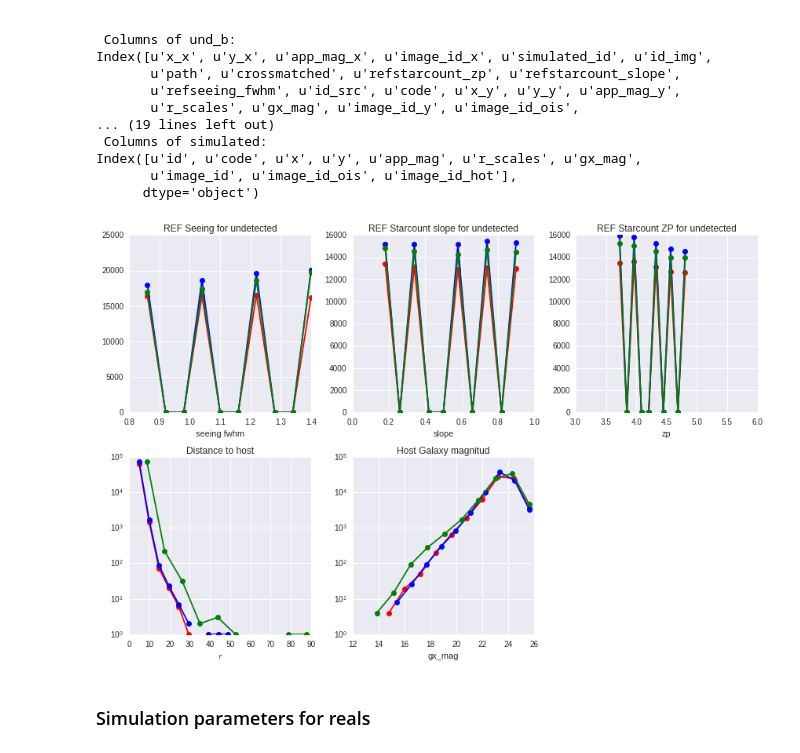
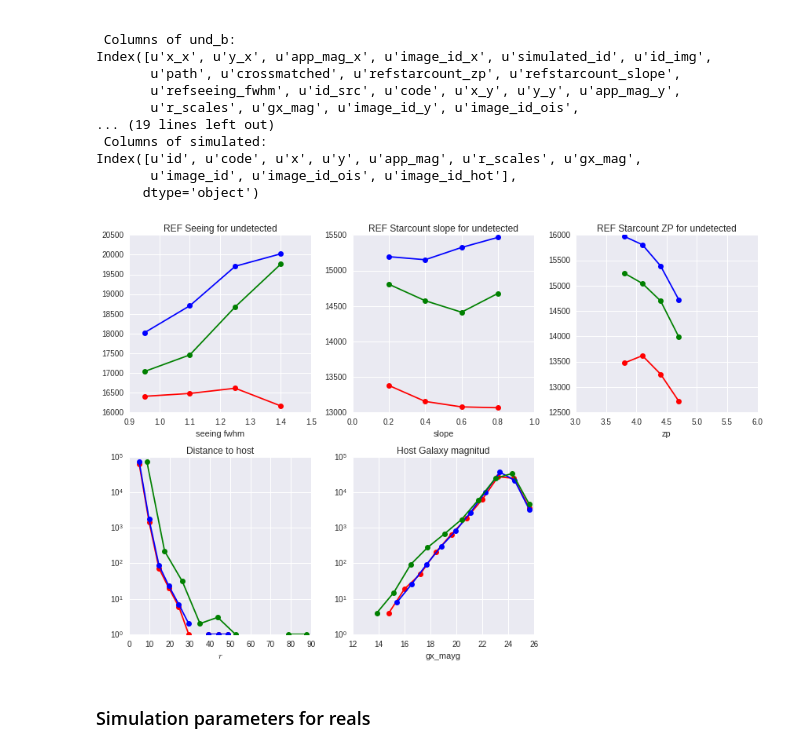
Before and after one commit to BrunoSanchez/RBMLearning, a Jupyter notebook: Plots-Threesome.ipynb, the cells around one changed output. Saved outputs shown, nothing was run; the diff lists cells and outputs as text; code cells hidden in the pictures.

```diff
--- a/Plots-Threesome.ipynb
+++ b/Plots-Threesome.ipynb
@@ -973,6 +973,10 @@ Index([u'x_x', u'y_x', u'app_mag_x', u'image_id_x', u'simulated_id', u'id_img',
 Index([u'id', u'code', u'x', u'y', u'app_mag', u'r_scales', u'gx_mag',
        u'image_id', u'image_id_ois', u'image_id_hot'],
       dtype='object')
+# %%
+bins_fwhm = np.arange(0.8, 1.5, 0.15)
+bins_slope = np.arange(0, 1, 0.2)
+bins_zp = np.arange(3.5, 5., 0.3)
 # %%
 plt.figure(figsize=(12, 8))
 plt.subplot(2, 3, 1)
@@ -981,14 +985,14 @@ plt.subplot(2, 3, 1)
 #          label=['Zackay', 'Hotpants', 'Bramich'],
 #          cumulative=False, alpha=0.6, normed=True)
 cumulative=False
-x_bins, vals = custom_histogram(und_b['refseeing_fwhm'], cumulative=cumulative)
+x_bins, vals = custom_histogram(und_b['refseeing_fwhm'], cumulative=cumulative, bins=bins_fwhm)
 plt.plot(x_bins, vals, 'ro-', label='Bramich')
-x_bins, vals = custom_histogram(und_z['refseeing_fwhm'], cumulative=cumulative)
+x_bins, vals = custom_histogram(und_z['refseeing_fwhm'], cumulative=cumulative, bins=bins_fwhm)
 plt.plot(x_bins, vals, 'bo-', label='Zackay')
-x_bins, vals = custom_histogram(und_h['refseeing_fwhm'], cumulative=cumulative)
+x_bins, vals = custom_histogram(und_h['refseeing_fwhm'], cumulative=cumulative, bins=bins_fwhm)
 plt.plot(x_bins, vals, 'go-', label='Hotpants')
 plt.xlabel('seeing fwhm')
-# plt.ylim(4000, 7000)
+plt.xlim(0.9, 1.5)
 plt.title('REF Seeing for undetected')
 
 plt.subplot(2, 3, 2)
@@ -997,11 +1001,11 @@ plt.subplot(2, 3, 2)
 #          label=['Zackay', 'Hotpants', 'Bramich'],
 #          cumulative=False, alpha=0.6, normed=False)
 cumulative=False
-x_bins, vals = custom_histogram(und_b['refstarcount_slope'], cumulative=cumulative)
+x_bins, vals = custom_histogram(und_b['refstarcount_slope'], cumulative=cumulative, bins=bins_slope)
 plt.plot(x_bins, vals, 'ro-', label='Bramich')
-x_bins, vals = custom_histogram(und_z['refstarcount_slope'], cumulative=cumulative)
+x_bins, vals = custom_histogram(und_z['refstarcount_slope'], cumulative=cumulative, bins=bins_slope)
 plt.plot(x_bins, vals, 'bo-', label='Zackay')
-x_bins, vals = custom_histogram(und_h['refstarcount_slope'], cumulative=cumulative)
+x_bins, vals = custom_histogram(und_h['refstarcount_slope'], cumulative=cumulative, bins=bins_slope)
 plt.plot(x_bins, vals, 'go-', label='Hotpants')
 plt.xlabel('slope')
 plt.xlim(0, 1.)
@@ -1016,11 +1020,11 @@ plt.subplot(2, 3, 3)
 #           label=['Zackay', 'Hotpants', 'Bramich'],
 #           cumulative=False, alpha=0.6, normed=False)
 cumulative=False
-x_bins, vals = custom_histogram(np.log10(und_b['refstarcount_zp']), cumulative=cumulative)
+x_bins, vals = custom_histogram(np.log10(und_b['refstarcount_zp']), cumulative=cumulative, bins=bins_zp)
 plt.plot(x_bins, vals, 'ro-', label='Bramich')
-x_bins, vals = custom_histogram(np.log10(und_z['refstarcount_zp']), cumulative=cumulative)
+x_bins, vals = custom_histogram(np.log10(und_z['refstarcount_zp']), cumulative=cumulative, bins=bins_zp)
 plt.plot(x_bins, vals, 'bo-', label='Zackay')
-x_bins, vals = custom_histogram(np.log10(und_h['refstarcount_zp']), cumulative=cumulative)
+x_bins, vals = custom_histogram(np.log10(und_h['refstarcount_zp']), cumulative=cumulative, bins=bins_zp)
 plt.plot(x_bins, vals, 'go-', label='Hotpants')
 # plt.ylim(4000, 7000)
 plt.xlim(3, 6)
@@ -1034,35 +1038,35 @@ plt.subplot(2, 3, 4)
 #          cumulative=False, alpha=0.6, normed=False)
 cumulative=False
 x_bins, vals = custom_histogram(und_b['r_scales'], cumulative=cumulative)
 plt.semilogy(x_bins, vals, 'ro-', label='Bramich')
 x_bins, vals = custom_histogram(und_z['r_scales'], cumulative=cumulative)
 plt.semilogy(x_bins, vals, 'bo-', label='Zackay')
 x_bins, vals = custom_histogram(und_h['r_scales'], cumulative=cumulative)
 plt.semilogy(x_bins, vals, 'go-', label='Hotpants')
 
 plt.xlabel(r'$r$')
 plt.title('Distance to host')
 
 plt.subplot(2, 3, 5)
 # plt.hist([und_z['gx_mag'], und_h['gx_mag'], und_b['gx_mag']],
 #          color=['blue', 'green', 'red'], log=True,
 #          label=['Zackay', 'Hotpants', 'Bramich'],
 #         cumulative=False, alpha=0.6, normed=False)
 cumulative=False
 x_bins, vals = custom_histogram(und_b['gx_mag'], cumulative=cumulative)
 plt.semilogy(x_bins, vals, 'ro-', label='Bramich')
 x_bins, vals = custom_histogram(und_z['gx_mag'], cumulative=cumulative)
 plt.semilogy(x_bins, vals, 'bo-', label='Zackay')
 x_bins, vals = custom_histogram(und_h['gx_mag'], cumulative=cumulative)
 plt.semilogy(x_bins, vals, 'go-', label='Hotpants')
 
-plt.xlabel(r'gx_mag')
+plt.xlabel(r'gx_mayg')
 plt.title('Host Galaxy magnitud')
 
 plt.tight_layout()
 plt.show()
 # %% [output]
-[figure, old version]
+[figure, new version]
 # %% [markdown]
 ### Simulation parameters for reals
 # %%
```
Also changed, not shown: parts of 14 cells of this notebook, 1 other file.
